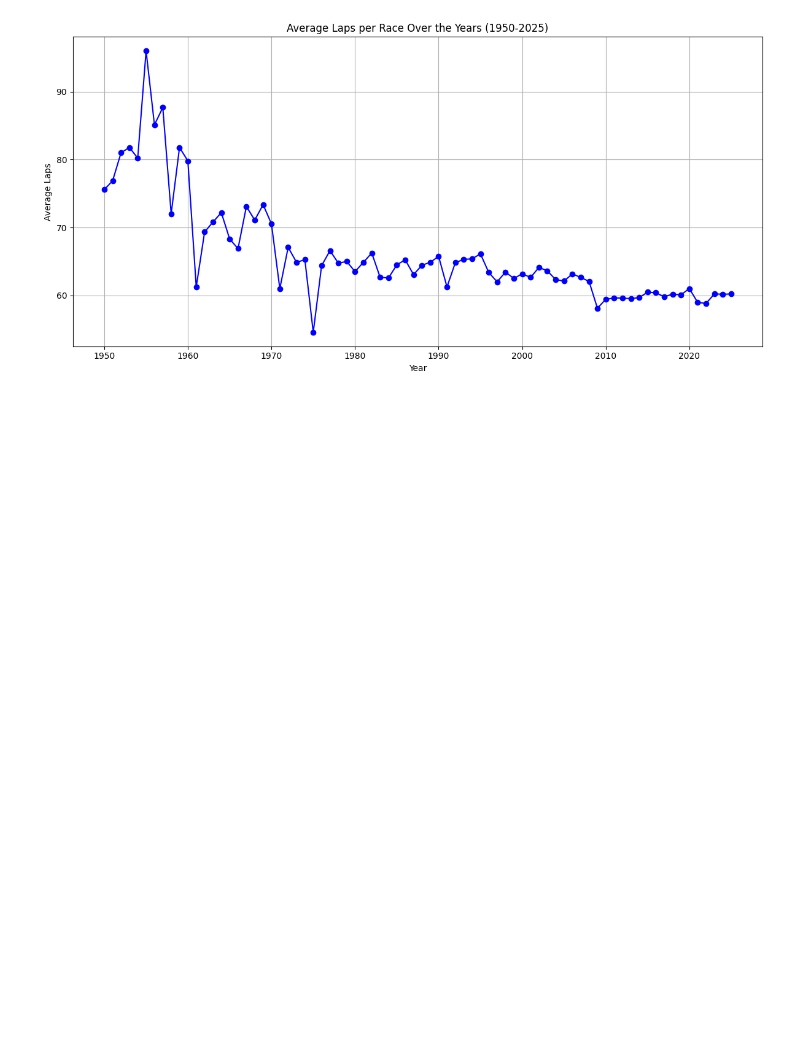
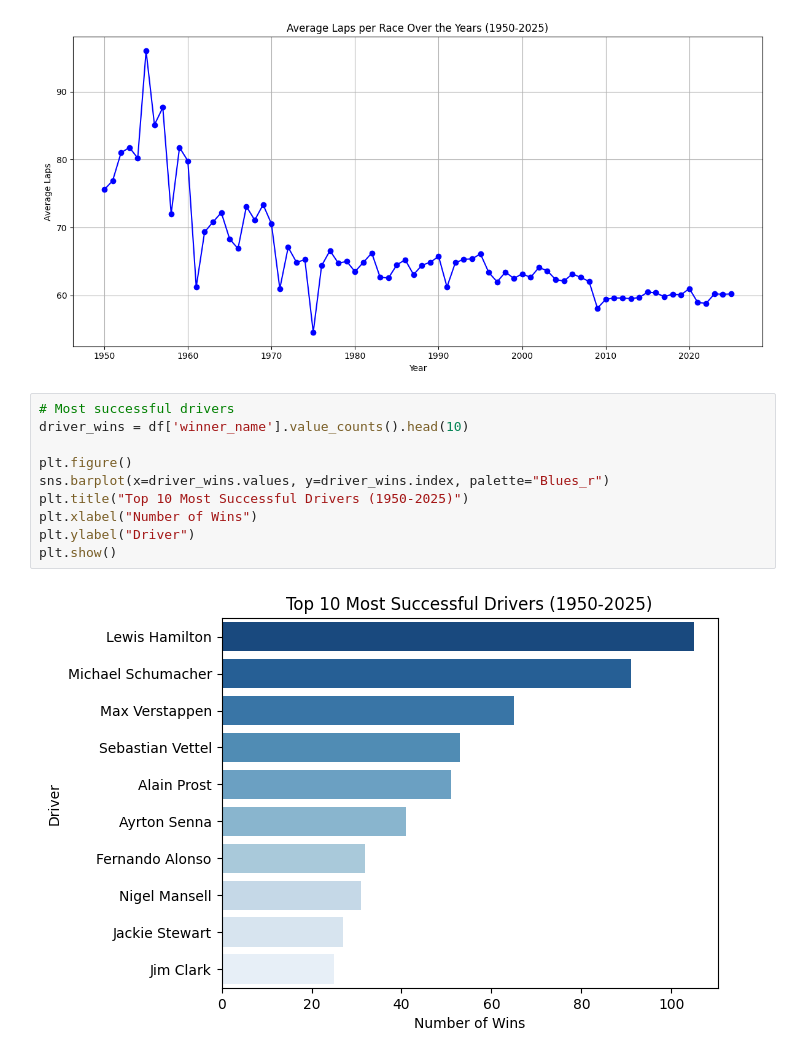
Before and after one commit to kxrrym03/Formula1-Analysis-, a Jupyter notebook: Formula1.ipynb, the cells around one changed output. Drawn from its saved outputs; the diff is of its cells as text; blank space fills up the shorter version.

```diff
--- a/Formula1.ipynb
+++ b/Formula1.ipynb
@@ -153,3 +179,15 @@ plt.tight_layout()
 plt.show()
 # %% [output]
 [figure]
+# %%
+# Most successful drivers
+driver_wins = df['winner_name'].value_counts().head(10)
+
+plt.figure()
+sns.barplot(x=driver_wins.values, y=driver_wins.index, palette="Blues_r")
+plt.title("Top 10 Most Successful Drivers (1950-2025)")
+plt.xlabel("Number of Wins")
+plt.ylabel("Driver")
+plt.show()
+# %% [output]
+[figure, added]
```
Also changed, not shown: parts of 10 cells of this notebook.
